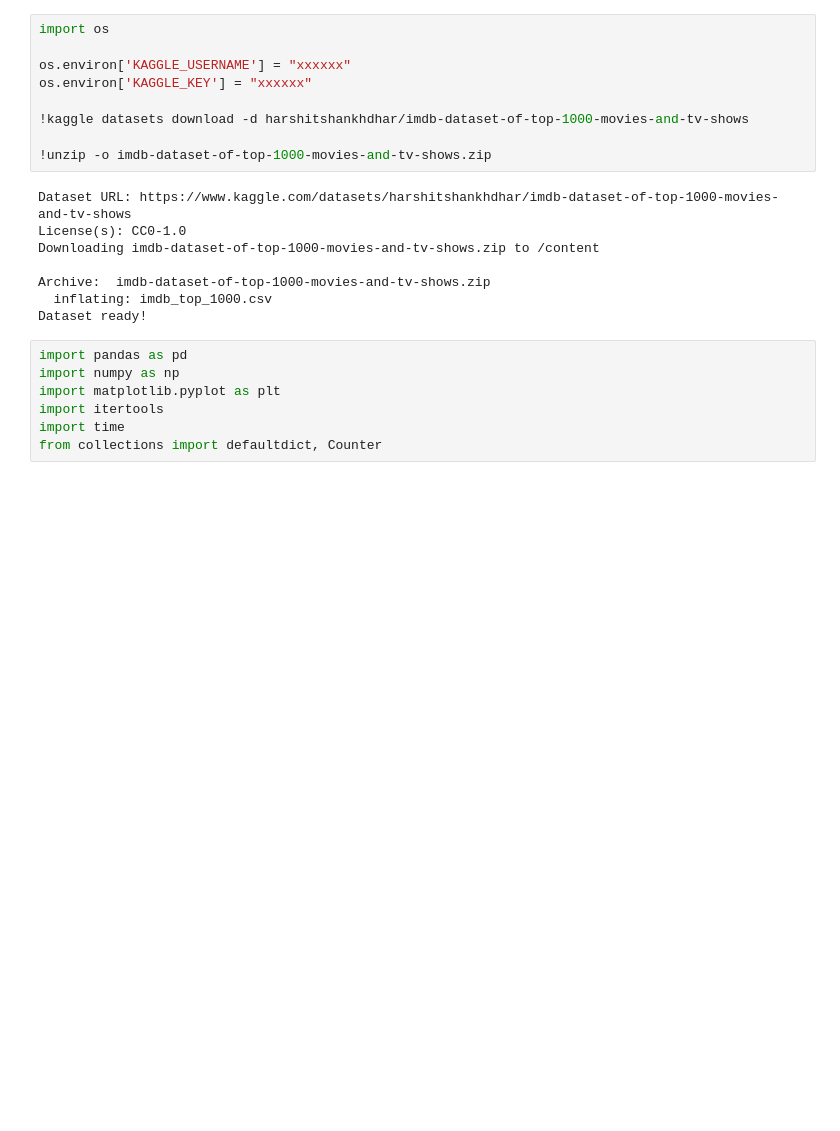
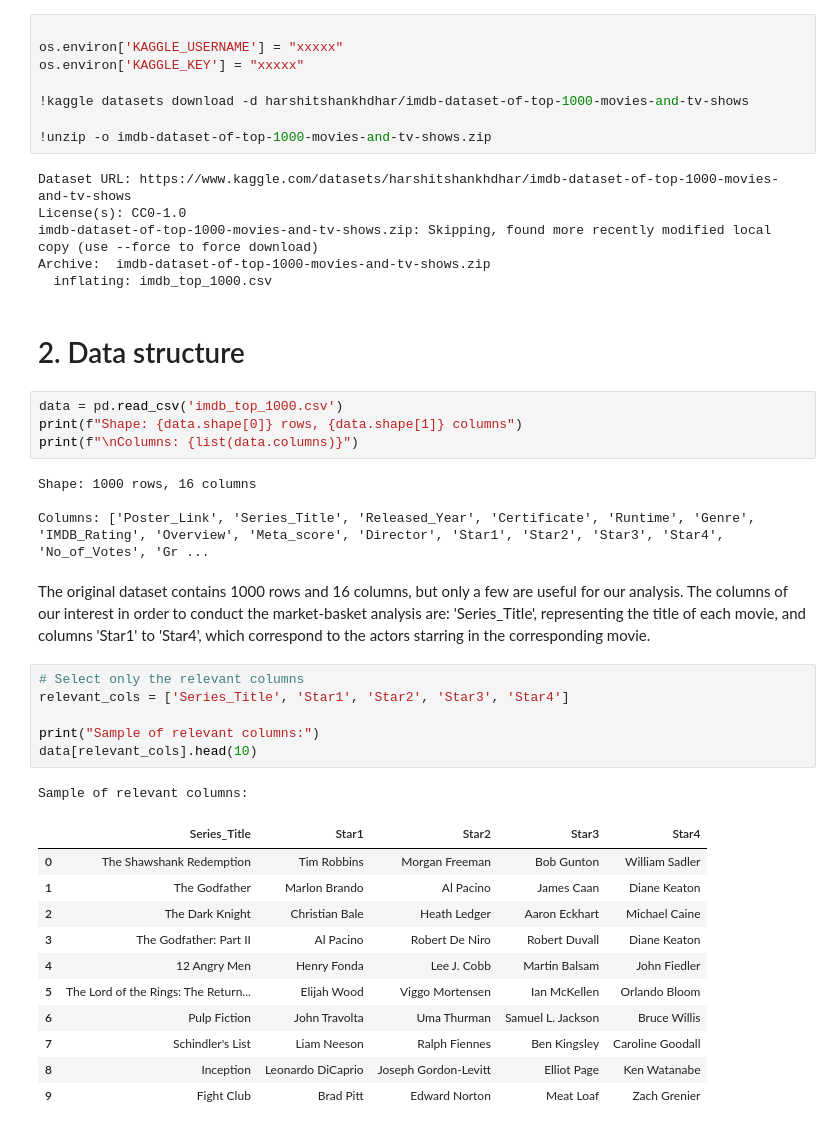
Before and after one commit to Susy47/MarketBasket-Analysis, a Jupyter notebook: market_basket_imdb_analysis.ipynb, the cells around one changed output. Drawn from its saved outputs; the diff is of its cells as text; blank space fills up the shorter version.

```diff
--- a/market_basket_imdb_analysis.ipynb
+++ b/market_basket_imdb_analysis.ipynb
@@ -3,8 +13,7 @@
 # %%
-import os
 
-os.environ['KAGGLE_USERNAME'] = "xxxxxx"
-os.environ['KAGGLE_KEY'] = "xxxxxx"
+os.environ['KAGGLE_USERNAME'] = "xxxxx"
+os.environ['KAGGLE_KEY'] = "xxxxx"
 
 !kaggle datasets download -d harshitshankhdhar/imdb-dataset-of-top-1000-movies-and-tv-shows
 
@@ -12,15 +21,38 @@ os.environ['KAGGLE_KEY'] = "xxxxxx"
 # %% [output]
 Dataset URL: https://www.kaggle.com/datasets/harshitshankhdhar/imdb-dataset-of-top-1000-movies-and-tv-shows
 License(s): CC0-1.0
-Downloading imdb-dataset-of-top-1000-movies-and-tv-shows.zip to /content
-
+imdb-dataset-of-top-1000-movies-and-tv-shows.zip: Skipping, found more recently modified local copy (use --force to force download)
 Archive:  imdb-dataset-of-top-1000-movies-and-tv-shows.zip
   inflating: imdb_top_1000.csv
-Dataset ready!
-# %%
-import pandas as pd
-import numpy as np
-import matplotlib.pyplot as plt
-import itertools
-import time
-from collections import defaultdict, Counter
+# %% [markdown]
+# 2. Data structure
+# %%
+data = pd.read_csv('imdb_top_1000.csv')
+print(f"Shape: {data.shape[0]} rows, {data.shape[1]} columns")
+print(f"\nColumns: {list(data.columns)}")
+# %% [output]
+Shape: 1000 rows, 16 columns
+
+Columns: ['Poster_Link', 'Series_Title', 'Released_Year', 'Certificate', 'Runtime', 'Genre', 'IMDB_Rating', 'Overview', 'Meta_score', 'Director', 'Star1', 'Star2', 'Star3', 'Star4', 'No_of_Votes', 'Gr ...
+# %% [markdown]
+The original dataset contains 1000 rows and 16 columns, but only a few are useful for our analysis.
+The columns of our interest in order to conduct the market-basket analysis are: 'Series_Title', representing the title of each movie, and columns 'Star1' to 'Star4', which correspond to the actors starring in the corresponding movie.
+# %%
+# Select only the relevant columns
+relevant_cols = ['Series_Title', 'Star1', 'Star2', 'Star3', 'Star4']
+
+print("Sample of relevant columns:")
+data[relevant_cols].head(10)
+# %% [output]
+Sample of relevant columns:
+|  | Series_Title | Star1 | Star2 | Star3 | Star4 |
+| 0 | The Shawshank Redemption | Tim Robbins | Morgan Freeman | Bob Gunton | William Sadler |
+| 1 | The Godfather | Marlon Brando | Al Pacino | James Caan | Diane Keaton |
+| 2 | The Dark Knight | Christian Bale | Heath Ledger | Aaron Eckhart | Michael Caine |
+| 3 | The Godfather: Part II | Al Pacino | Robert De Niro | Robert Duvall | Diane Keaton |
+| 4 | 12 Angry Men | Henry Fonda | Lee J. Cobb | Martin Balsam | John Fiedler |
+| 5 | The Lord of the Rings: The Return... | Elijah Wood | Viggo Mortensen | Ian McKellen | Orlando Bloom |
+| 6 | Pulp Fiction | John Travolta | Uma Thurman | Samuel L. Jackson | Bruce Willis |
+| 7 | Schindler's List | Liam Neeson | Ralph Fiennes | Ben Kingsley | Caroline Goodall |
+| 8 | Inception | Leonardo DiCaprio | Joseph Gordon-Levitt | Elliot Page | Ken Watanabe |
+| 9 | Fight Club | Brad Pitt | Edward Norton | Meat Loaf | Zach Grenier |
```
Also changed, not shown: parts of 58 cells of this notebook.
